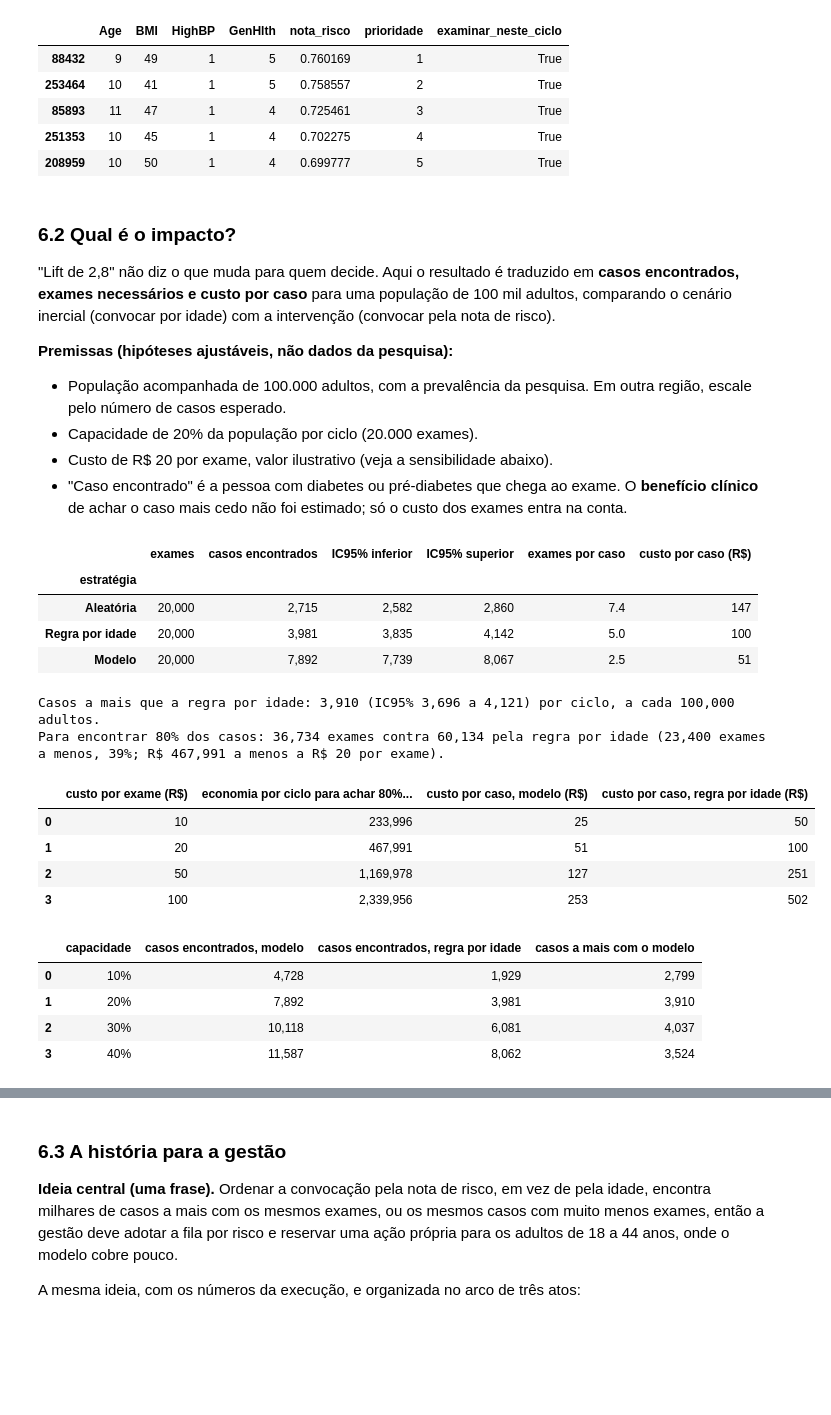
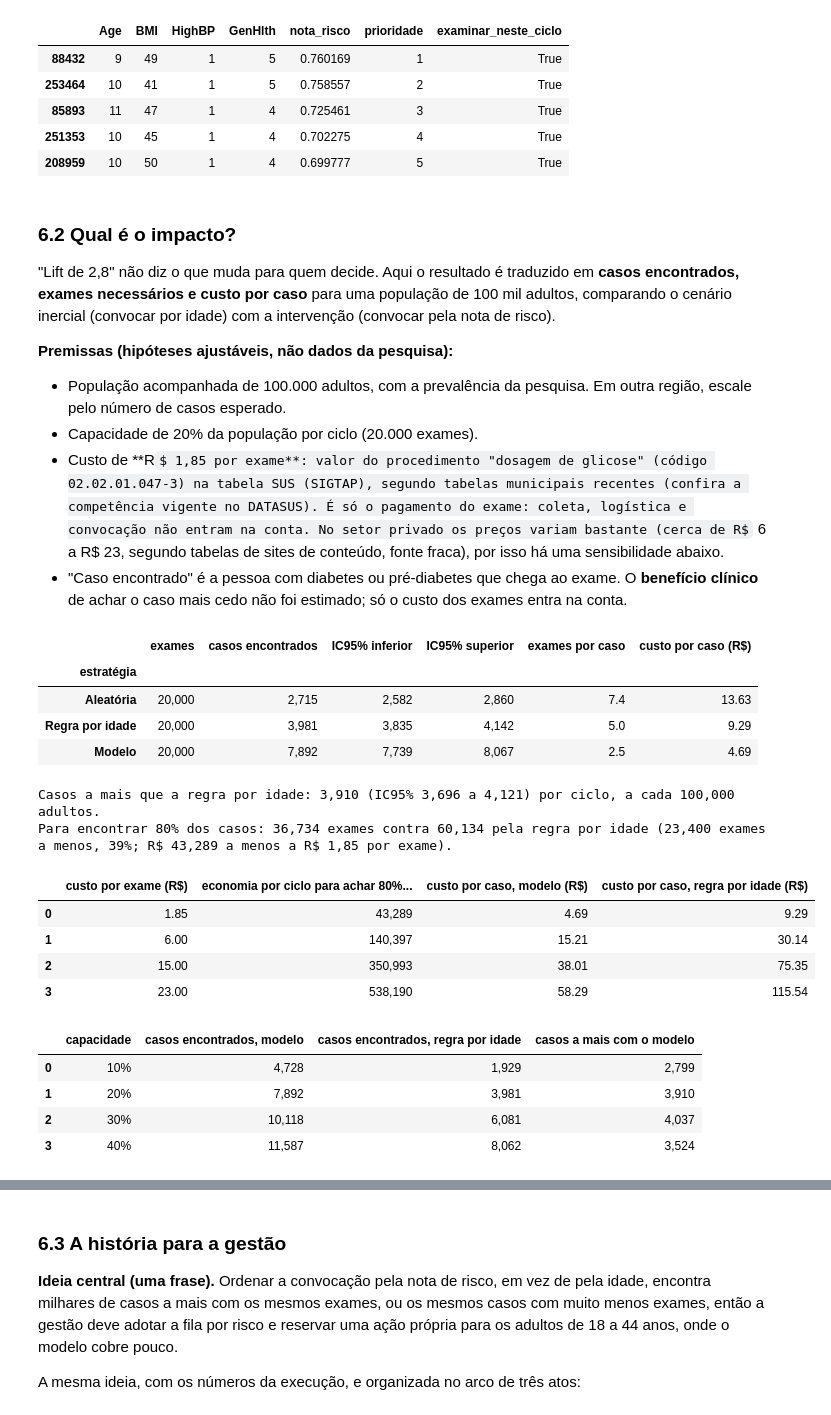
Before and after one commit to CodePenguinsCorp/diabetes-crisp-dm, a Jupyter notebook: Diabetes_CRISP-DM.ipynb, the cells around one changed output, grey strips where cells are left out. Saved outputs shown, nothing was run; the diff lists cells and outputs as text; code cells hidden in the pictures; some formulas as TeX source; blank space fills up the shorter version.

```diff
--- a/Diabetes_CRISP-DM.ipynb
+++ b/Diabetes_CRISP-DM.ipynb
@@ -749,10 +749,10 @@ Em 1.000 pessoas sorteadas, 200 ficam marcadas para exame neste ciclo.
 
 - População acompanhada de 100.000 adultos, com a prevalência da pesquisa. Em outra região, escale pelo número de casos esperado.
 - Capacidade de 20% da população por ciclo (20.000 exames).
-- Custo de R$ 20 por exame, valor ilustrativo (veja a sensibilidade abaixo).
+- Custo de **R$ 1,85 por exame**: valor do procedimento "dosagem de glicose" (código 02.02.01.047-3) na tabela SUS (SIGTAP), segundo tabelas municipais recentes (confira a competência vigente no DATASUS). É só o pagamento do exame: coleta, logística e convocação não entram na conta. No setor privado os preços variam bastante (cerca de R$ 6 a R$ 23, segundo tabelas de sites de conteúdo, fonte fraca), por isso há uma sensibilidade abaixo.
 - "Caso encontrado" é a pessoa com diabetes ou pré-diabetes que chega ao exame. O **benefício clínico** de achar o caso mais cedo não foi estimado; só o custo dos exames entra na conta.
 # %%
-POP, CUSTO_EXAME = 100_000, 20.0
+POP, CUSTO_EXAME = 100_000, 1.85
 rng2 = np.random.default_rng(SEED + 1)   # gerador próprio: não altera os sorteios anteriores
 estrategias = {"Aleatória": nota_acaso, "Regra por idade": nota_regra, "Modelo": nota_te}
 casos_pop = POP * float(y.mean())
@@ -775,46 +775,46 @@ for k, s in estrategias.items():
                    "IC95% inferior": casos_pop * lo, "IC95% superior": casos_pop * hi,
                    "exames por caso": exames_ciclo / casos, "custo por caso (R$)": exames_ciclo * CUSTO_EXAME / casos})
 impacto = pd.DataFrame(linhas).set_index("estratégia")
 extra_casos = impacto.loc["Modelo", "casos encontrados"] - impacto.loc["Regra por idade", "casos encontrados"]
 lo_e, hi_e = np.quantile(casos_pop * (boot2["Modelo"] - boot2["Regra por idade"]), [0.025, 0.975])
 
 exames_80_m, exames_80_r = POP * resumo_pop80[0], POP * resumo_pop80[1]
 economia_ex = exames_80_r - exames_80_m
 economia_pct = economia_ex / exames_80_r
 impacto.to_csv(RES / "impacto_por_100mil.csv")
 display(impacto.style.format({"exames": "{:,.0f}", "casos encontrados": "{:,.0f}", "IC95% inferior": "{:,.0f}", "IC95% superior": "{:,.0f}",
-                              "exames por caso": "{:.1f}", "custo por caso (R$)": "{:.0f}"}))
+                              "exames por caso": "{:.1f}", "custo por caso (R$)": "{:.2f}"}))
 print(f"Casos a mais que a regra por idade: {extra_casos:,.0f} (IC95% {lo_e:,.0f} a {hi_e:,.0f}) por ciclo, a cada {POP:,} adultos.")
 print(f"Para encontrar 80% dos casos: {exames_80_m:,.0f} exames contra {exames_80_r:,.0f} pela regra por idade "
-      f"({economia_ex:,.0f} exames a menos, {economia_pct:.0%}; R$ {economia_ex * CUSTO_EXAME:,.0f} a menos a R$ {CUSTO_EXAME:.0f} por exame).")
+      f"({economia_ex:,.0f} exames a menos, {economia_pct:.0%}; R$ {economia_ex * CUSTO_EXAME:,.0f} a menos a R$ {br(CUSTO_EXAME, 2)} por exame).")
 
 # Sensibilidade: custo do exame e tamanho da capacidade
-sens_custo = pd.DataFrame({"custo por exame (R$)": [10, 20, 50, 100]})
+sens_custo = pd.DataFrame({"custo por exame (R$)": [1.85, 6.0, 15.0, 23.0]})
 sens_custo["economia por ciclo para achar 80% dos casos (R$)"] = sens_custo["custo por exame (R$)"] * economia_ex
 sens_custo["custo por caso, modelo (R$)"] = sens_custo["custo por exame (R$)"] * impacto.loc["Modelo", "exames por caso"]
 sens_custo["custo por caso, regra por idade (R$)"] = sens_custo["custo por exame (R$)"] * impacto.loc["Regra por idade", "exames por caso"]
 sens_cap = pd.DataFrame({"capacidade": [0.10, 0.20, 0.30, 0.40]})
 sens_cap["casos encontrados, modelo"] = [casos_pop * captura_topo(y_te, nota_te, f)[0] for f in sens_cap["capacidade"]]
 sens_cap["casos encontrados, regra por idade"] = [casos_pop * captura_topo(y_te, nota_regra, f)[0] for f in sens_cap["capacidade"]]
 sens_cap["casos a mais com o modelo"] = sens_cap["casos encontrados, modelo"] - sens_cap["casos encontrados, regra por idade"]
 sens_custo.to_csv(RES / "sensibilidade_custo.csv", index=False)
 sens_cap.to_csv(RES / "sensibilidade_capacidade.csv", index=False)
-display(sens_custo.style.format({"custo por exame (R$)": "{:.0f}", "economia por ciclo para achar 80% dos casos (R$)": "{:,.0f}",
-                                 "custo por caso, modelo (R$)": "{:.0f}", "custo por caso, regra por idade (R$)": "{:.0f}"}))
+display(sens_custo.style.format({"custo por exame (R$)": "{:.2f}", "economia por ciclo para achar 80% dos casos (R$)": "{:,.0f}",
+                                 "custo por caso, modelo (R$)": "{:.2f}", "custo por caso, regra por idade (R$)": "{:.2f}"}))
 display(sens_cap.style.format({"capacidade": "{:.0%}", "casos encontrados, modelo": "{:,.0f}", "casos encontrados, regra por idade": "{:,.0f}", "casos a mais com o modelo": "{:,.0f}"}))
 # %% [output]
 |  | exames | casos encontrados | IC95% inferior | IC95% superior | exames por caso | custo por caso (R$) |
 | estratégia |  |  |  |  |  |  |
-| Aleatória | 20,000 | 2,715 | 2,582 | 2,860 | 7.4 | 147 |
-| Regra por idade | 20,000 | 3,981 | 3,835 | 4,142 | 5.0 | 100 |
-| Modelo | 20,000 | 7,892 | 7,739 | 8,067 | 2.5 | 51 |
+| Aleatória | 20,000 | 2,715 | 2,582 | 2,860 | 7.4 | 13.63 |
+| Regra por idade | 20,000 | 3,981 | 3,835 | 4,142 | 5.0 | 9.29 |
+| Modelo | 20,000 | 7,892 | 7,739 | 8,067 | 2.5 | 4.69 |
 Casos a mais que a regra por idade: 3,910 (IC95% 3,696 a 4,121) por ciclo, a cada 100,000 adultos.
-Para encontrar 80% dos casos: 36,734 exames contra 60,134 pela regra por idade (23,400 exames a menos, 39%; R$ 467,991 a menos a R$ 20 por exame).
+Para encontrar 80% dos casos: 36,734 exames contra 60,134 pela regra por idade (23,400 exames a menos, 39%; R$ 43,289 a menos a R$ 1,85 por exame).
 |  | custo por exame (R$) | economia por ciclo para achar 80%... | custo por caso, modelo (R$) | custo por caso, regra por idade (R$) |
-| 0 | 10 | 233,996 | 25 | 50 |
-| 1 | 20 | 467,991 | 51 | 100 |
-| 2 | 50 | 1,169,978 | 127 | 251 |
-| 3 | 100 | 2,339,956 | 253 | 502 |
+| 0 | 1.85 | 43,289 | 4.69 | 9.29 |
+| 1 | 6.00 | 140,397 | 15.21 | 30.14 |
+| 2 | 15.00 | 350,993 | 38.01 | 75.35 |
+| 3 | 23.00 | 538,190 | 58.29 | 115.54 |
 |  | capacidade | casos encontrados, modelo | casos encontrados, regra por idade | casos a mais com o modelo |
 | 0 | 10% | 4,728 | 1,929 | 2,799 |
 | 1 | 20% | 7,892 | 3,981 | 3,910 |
```
Also changed, not shown: parts of 4 cells of this notebook, 6 other files.
